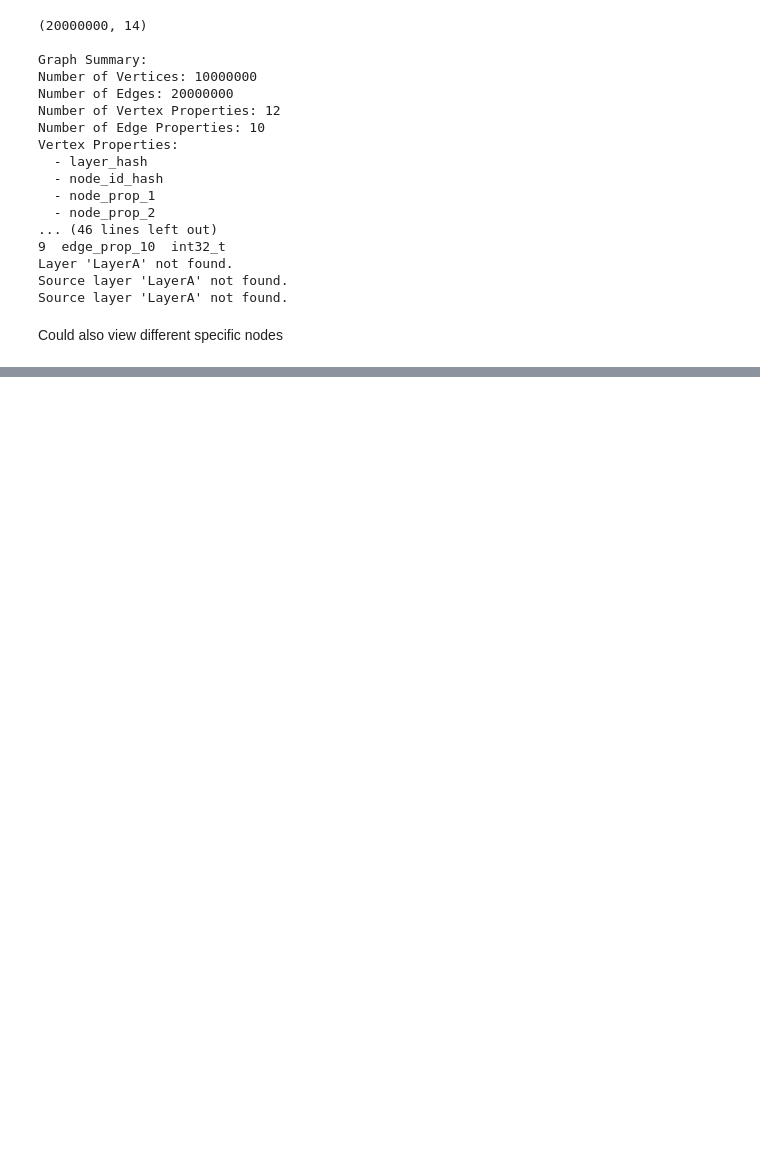
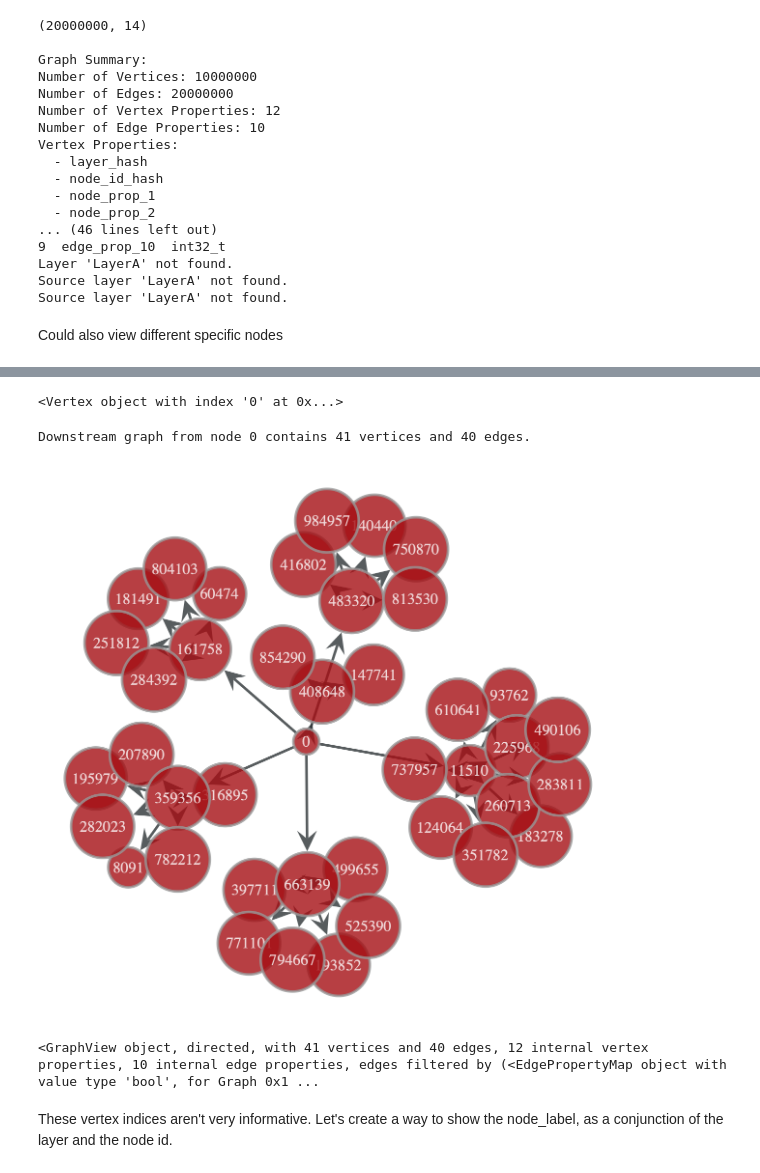
Before and after one commit to saezlab/lipinet, a Jupyter notebook: notebooks/scaleup.ipynb, the cells around one changed output, grey strips where cells are left out. Drawn from its saved outputs; the diff is of its cells as text; code cells hidden in the pictures; blank space fills up the shorter version.

```diff
--- a/notebooks/scaleup.ipynb
+++ b/notebooks/scaleup.ipynb
@@ -1593,0 +652,2 @@ network.node_map
+# %%
+superonion_medium = SuperOnion()
@@ -1593,0 +773,14 @@ network.node_map
+# %%
+superonion_medium.get_vertex_by_name_tuple(layer_name='Layer_D', node_id_str='node1')
+# %% [output]
+<Vertex object with index '0' at 0x...>
+# %%
+superonion_medium.search(start_node_idx=0,
+                         max_dist=2, direction='downstream',
+                         node_text=None, show_plot=True)
+# %% [output]
+Downstream graph from node 0 contains 41 vertices and 40 edges.
+[figure, added]
+<GraphView object, directed, with 41 vertices and 40 edges, 12 internal vertex properties, 10 internal edge properties, edges filtered by (<EdgePropertyMap object with value type 'bool', for Graph 0x1 ...
+# %% [markdown]
+These vertex indices aren't very informative. Let's create a way to show the node_label, as a conjunction of the layer and the node id.
```
Also changed, not shown: parts of 65 cells of this notebook, 1 other file.
